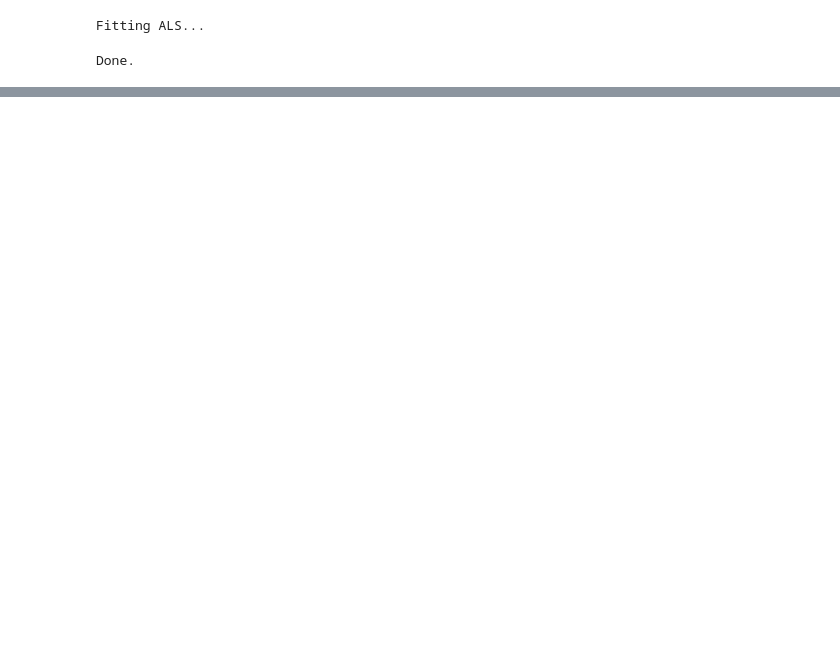
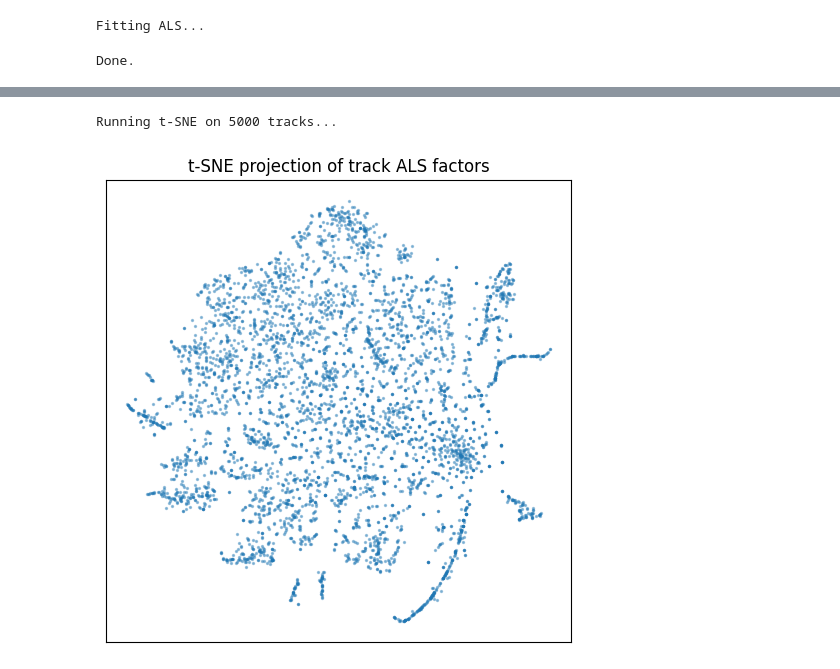
Before and after one commit to KieranSatheesan/Music_Recommender, a Jupyter notebook: notebooks/09_als_matrix_factorization.ipynb, the cells around one changed output, grey strips where cells are left out. Cells and saved outputs as stored; diff of their text form; code cells hidden in the pictures; blank space fills up the shorter version.

```diff
--- a/notebooks/09_als_matrix_factorization.ipynb
+++ b/notebooks/09_als_matrix_factorization.ipynb
@@ -278,0 +327,28 @@ IndexError: index 47929 is out of bounds for axis 1 with size 40000
+# %%
+from sklearn.manifold import TSNE
+
+N_TSNE = 5000  # sample some tracks/playlists for plotting
+
+idx_sample = np.random.choice(user_factors.shape[0], size=N_TSNE, replace=False)
+X_tsne_input = user_factors[idx_sample]
+
+print("Running t-SNE on", X_tsne_input.shape[0], "tracks...")
+tsne = TSNE(
+    n_components=2,
+    perplexity=30,
+    learning_rate=200,
+    max_iter=500,
+    metric="euclidean",
+    random_state=42,
+    init="random",
+)
+X_tsne = tsne.fit_transform(X_tsne_input)
+
+plt.figure(figsize=(6,6))
+plt.scatter(X_tsne[:,0], X_tsne[:,1], s=2, alpha=0.4)
+plt.title("t-SNE projection of track ALS factors")
+plt.xticks([]); plt.yticks([])
+plt.show()
+# %% [output]
+Running t-SNE on 5000 tracks...
+[figure, added]
```
Also changed, not shown: parts of 20 cells of this notebook.
